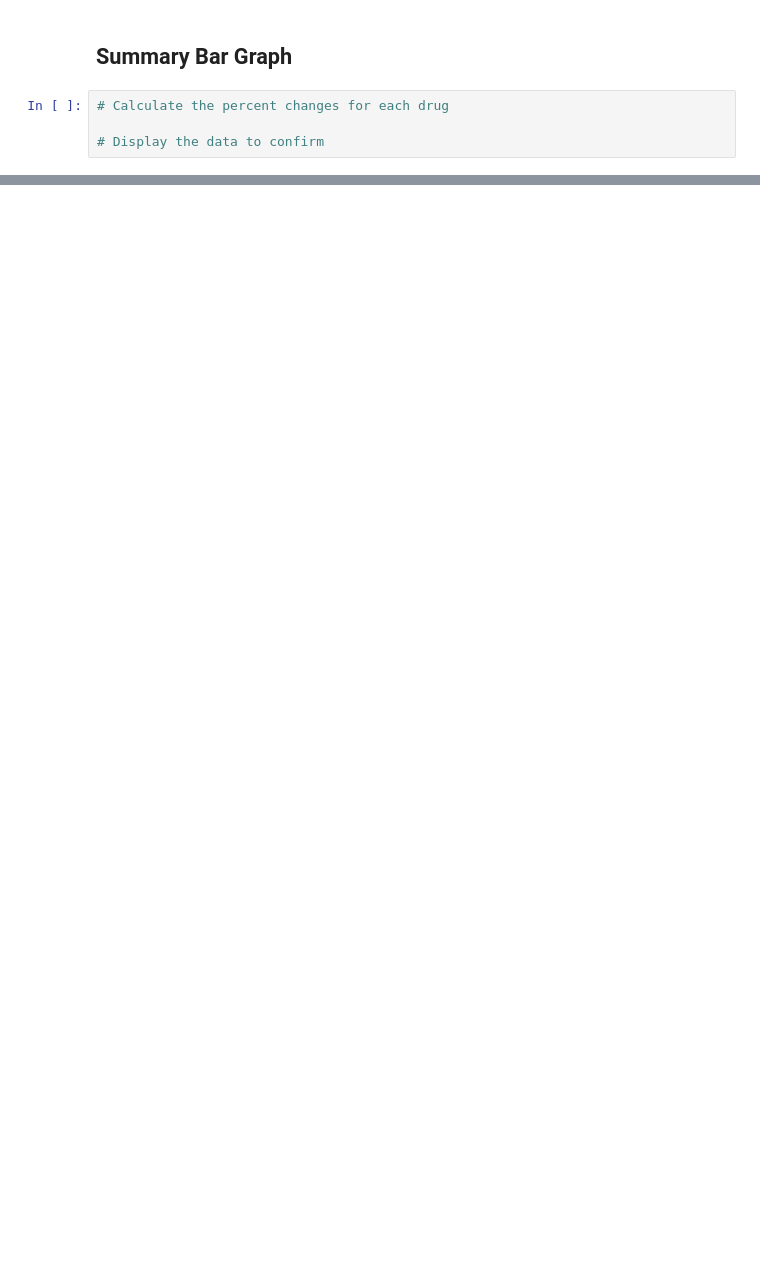
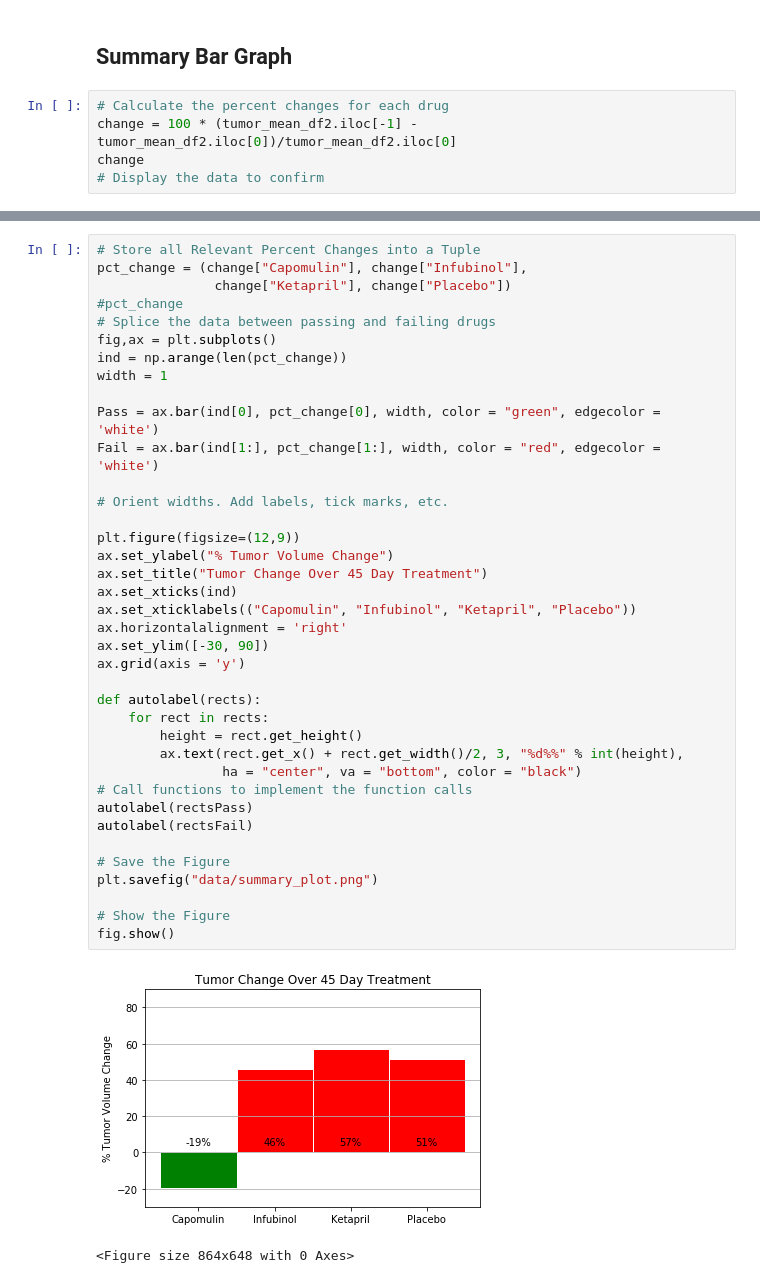
Before and after one commit to erinbentley/matplotlib-challenge, a Jupyter notebook: Pymaceuticals/Matplotlib_Challenge.ipynb, the cells around one changed output, grey strips where cells are left out. Drawn from its saved outputs; the diff is of its cells as text; blank space fills up the shorter version.

```diff
--- a/Pymaceuticals/Matplotlib_Challenge.ipynb
+++ b/Pymaceuticals/Matplotlib_Challenge.ipynb
@@ -270,5 +290,6 @@ plt.show()
 ## Summary Bar Graph
 # %%
 # Calculate the percent changes for each drug
-
+change = 100 * (tumor_mean_df2.iloc[-1] - tumor_mean_df2.iloc[0])/tumor_mean_df2.iloc[0]
+change
 # Display the data to confirm
@@ -274,0 +309,41 @@ plt.show()
+# %%
+# Store all Relevant Percent Changes into a Tuple
+pct_change = (change["Capomulin"], change["Infubinol"],
+               change["Ketapril"], change["Placebo"])
+#pct_change
+# Splice the data between passing and failing drugs
+fig,ax = plt.subplots()
+ind = np.arange(len(pct_change))
+width = 1
+
+Pass = ax.bar(ind[0], pct_change[0], width, color = "green", edgecolor = 'white')
+Fail = ax.bar(ind[1:], pct_change[1:], width, color = "red", edgecolor = 'white')
+
+# Orient widths. Add labels, tick marks, etc.
+
+plt.figure(figsize=(12,9))
+ax.set_ylabel("% Tumor Volume Change")
+ax.set_title("Tumor Change Over 45 Day Treatment")
+ax.set_xticks(ind)
+ax.set_xticklabels(("Capomulin", "Infubinol", "Ketapril", "Placebo"))
+ax.horizontalalignment = 'right'
+ax.set_ylim([-30, 90])
+ax.grid(axis = 'y')
+
+def autolabel(rects):
+    for rect in rects:
+        height = rect.get_height()
+        ax.text(rect.get_x() + rect.get_width()/2, 3, "%d%%" % int(height),
+                ha = "center", va = "bottom", color = "black")
+# Call functions to implement the function calls
+autolabel(rectsPass)
+autolabel(rectsFail)
+
+# Save the Figure
+plt.savefig("data/summary_plot.png")
+
+# Show the Figure
+fig.show()
+# %% [output]
+[figure, added]
+<Figure size 864x648 with 0 Axes>
```
Also changed, not shown: parts of 5 cells of this notebook, 4 other files.
